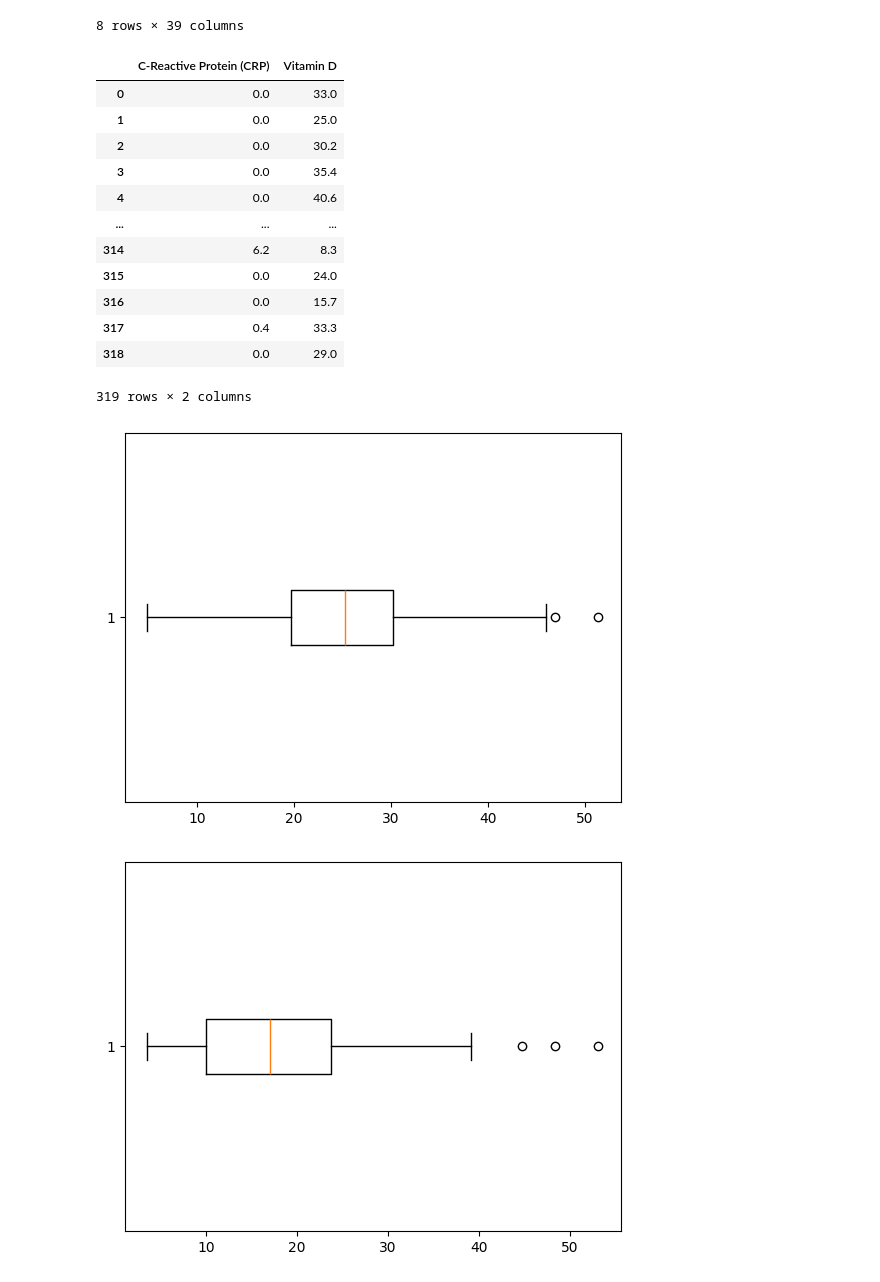
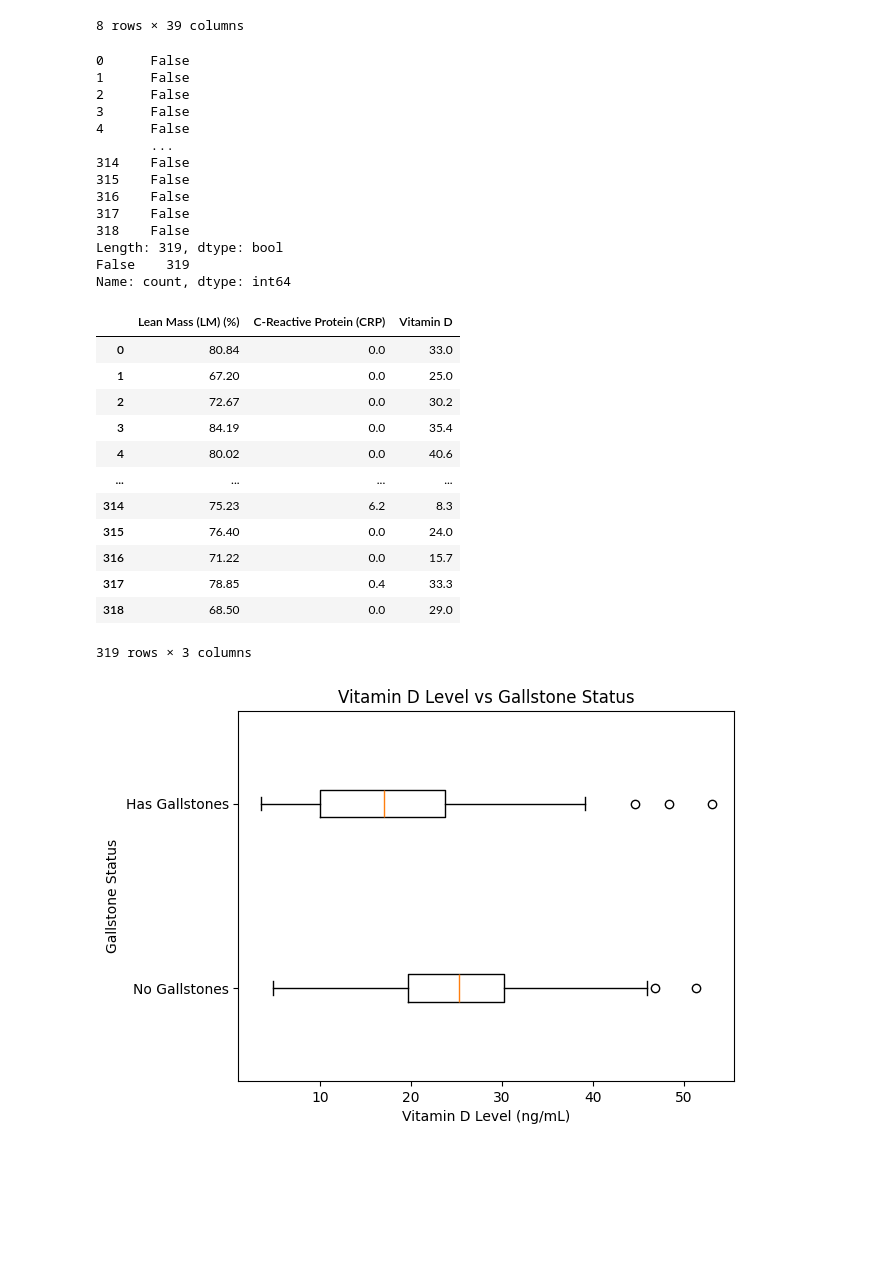
Before and after one commit to DanielT118/Gallstones-Research-Project, a Jupyter notebook: Gallstones_Research_Project.ipynb, the cells around one changed output. Saved outputs shown, nothing was run; the diff lists cells and outputs as text; code cells hidden in the pictures; blank space fills up the shorter version.

```diff
--- a/Gallstones_Research_Project.ipynb
+++ b/Gallstones_Research_Project.ipynb
@@ -67,38 +67,62 @@ memory usage: 97.3 KB
 | 75% | 1.000000 | 56.000000 | 1.000000 | 1.000000 | 0.000000 | 0.000000 | 0.000000 | ... |
 | max | 1.000000 | 96.000000 | 1.000000 | 3.000000 | 1.000000 | 1.000000 | 1.000000 | ... |
 8 rows × 39 columns
+# %%
+#Checking for duplicate rows
+duplicates = df.duplicated()
+print(duplicates)
+num_duplicates = duplicates.value_counts(False)
+print(num_duplicates)
+#This indicates that there are no duplicate rows.
+# %% [output]
+0      False
+1      False
+2      False
+3      False
+4      False
+       ...
+314    False
+315    False
+316    False
+317    False
+318    False
+Length: 319, dtype: bool
+False    319
+Name: count, dtype: int64
 # %%
 features = df.drop('Gallstone Status', axis = 1)
 label = df['Gallstone Status']
 
 from sklearn.feature_selection import SelectKBest
 
-selector = SelectKBest(k = 2)
+selector = SelectKBest(k = 3)
 selector.fit_transform(features, label)
 
 best_features = df[selector.get_feature_names_out()]
 best_features
 # %% [output]
-|  | C-Reactive Protein (CRP) | Vitamin D |
-| 0 | 0.0 | 33.0 |
-| 1 | 0.0 | 25.0 |
-| 2 | 0.0 | 30.2 |
-| 3 | 0.0 | 35.4 |
-| 4 | 0.0 | 40.6 |
-| ... | ... | ... |
-| 314 | 6.2 | 8.3 |
-| 315 | 0.0 | 24.0 |
-| 316 | 0.0 | 15.7 |
-| 317 | 0.4 | 33.3 |
-| 318 | 0.0 | 29.0 |
+|  | Lean Mass (LM) (%) | C-Reactive Protein (CRP) | Vitamin D |
+| 0 | 80.84 | 0.0 | 33.0 |
+| 1 | 67.20 | 0.0 | 25.0 |
+| 2 | 72.67 | 0.0 | 30.2 |
+| 3 | 84.19 | 0.0 | 35.4 |
+| 4 | 80.02 | 0.0 | 40.6 |
+| ... | ... | ... | ... |
+| 314 | 75.23 | 6.2 | 8.3 |
+| 315 | 76.40 | 0.0 | 24.0 |
+| 316 | 71.22 | 0.0 | 15.7 |
+| 317 | 78.85 | 0.4 | 33.3 |
+| 318 | 68.50 | 0.0 | 29.0 |
-319 rows × 2 columns
+319 rows × 3 columns
 # %%
 no_gallstones = df[df['Gallstone Status'] == 0]
-plt.boxplot(no_gallstones['Vitamin D'], vert = False)
+gallstones_present = df[df['Gallstone Status'] == 1]
+vitamin_d_graph = no_gallstones['Vitamin D'], gallstones_present['Vitamin D']
+plt.boxplot(vitamin_d_graph, vert = False)
+plt.yticks([1, 2], ['No Gallstones', 'Has Gallstones'])
+plt.xlabel('Vitamin D Level (ng/mL)')
+plt.ylabel('Gallstone Status')
+plt.title('Vitamin D Level vs Gallstone Status')
 plt.show()
-gallstones_present = df[df['Gallstone Status'] == 1]
-plt.boxplot(gallstones_present['Vitamin D'], vert = False)
-plt.show()
 # %% [output]
-[figure, old version]
+[figure, new version]
-[figure, removed]
```
Also changed, not shown: parts of 4 cells of this notebook.
